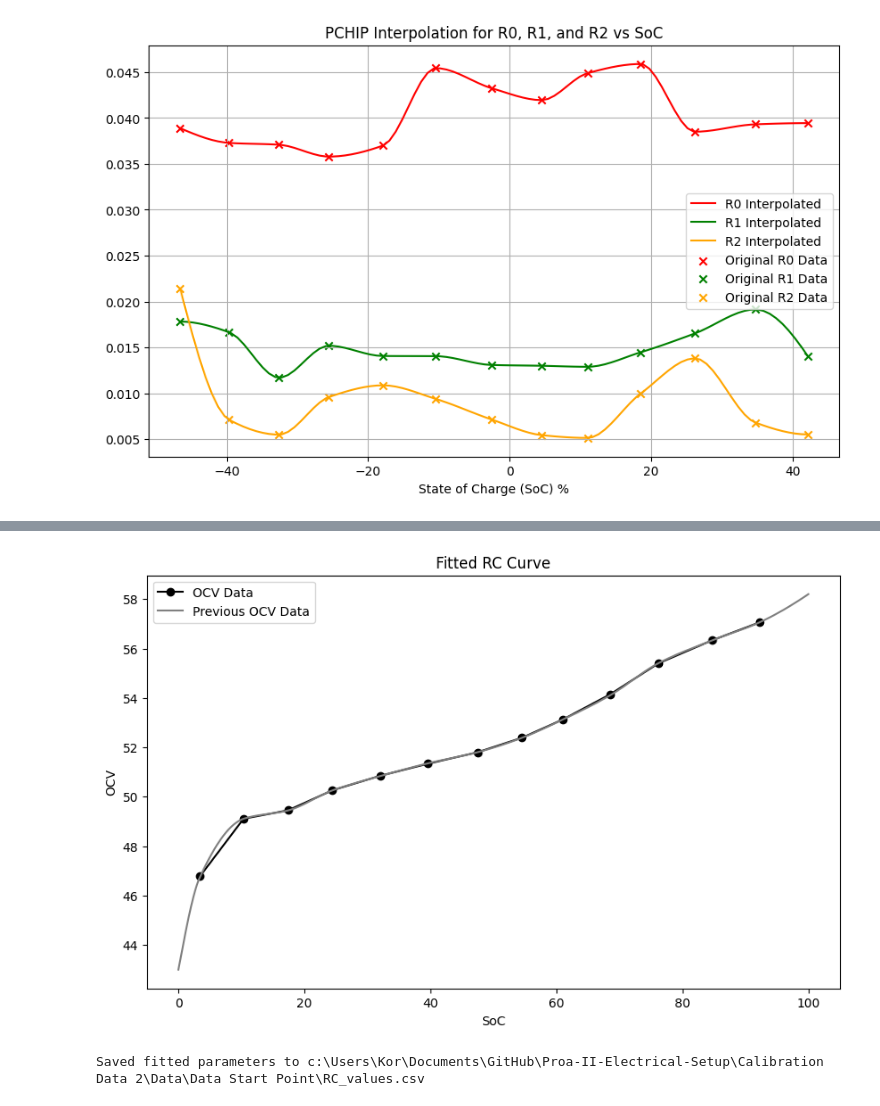
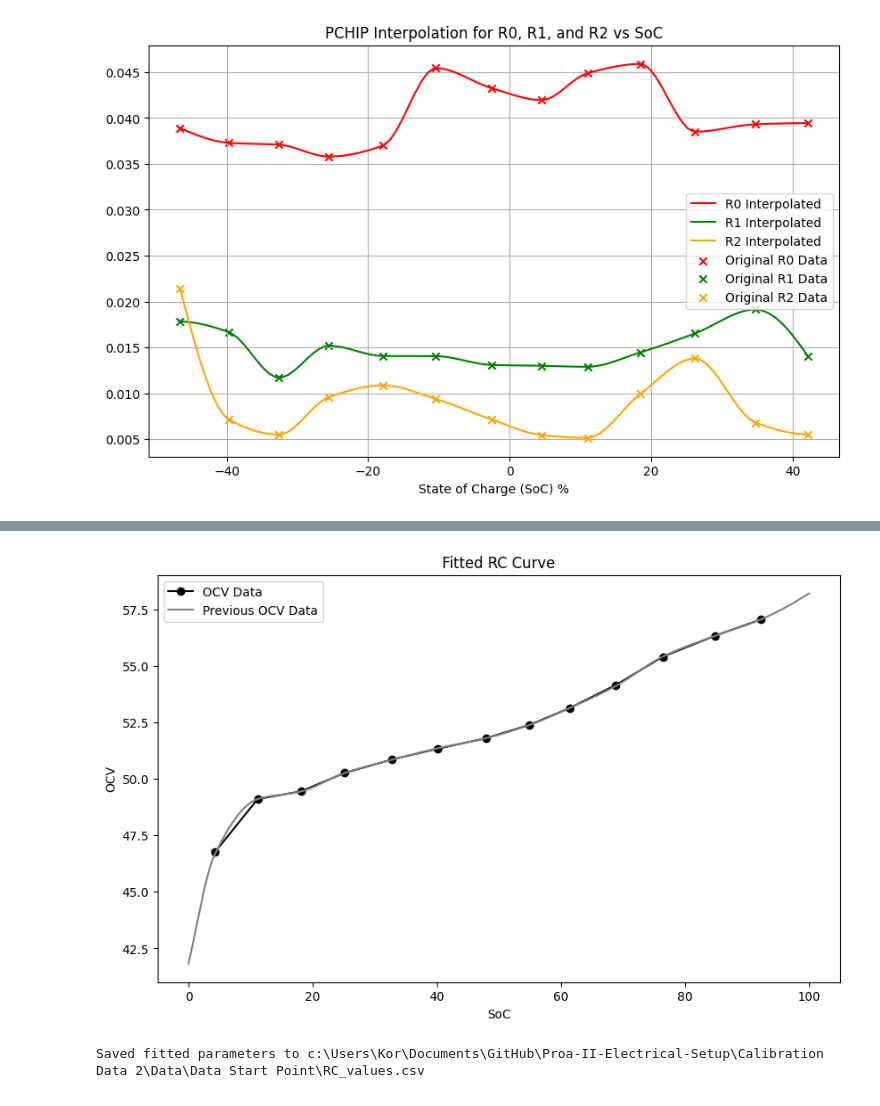
Before and after one commit to Inverated/Proa-II-Electrical-Setup, a Jupyter notebook: Calibration Data 2/Data/calibration_code/4.rc-curve-fit.ipynb, the cells around one changed output, grey strips where cells are left out. Saved outputs shown, nothing was run; the diff lists cells and outputs as text; code cells hidden in the pictures.

Commit message:
more data calibration on completed recording

```diff
--- a/Calibration Data 2/Data/calibration_code/4.rc-curve-fit.ipynb
+++ b/Calibration Data 2/Data/calibration_code/4.rc-curve-fit.ipynb
@@ -15,7 +15,7 @@ discharge_directory = Path.joinpath(current_directory, "Data Start Point")
 compiled_file_name = Path.joinpath(discharge_directory, "final_cleaned_compiled (with SoC).csv")
 points_of_interest_file_name = Path.joinpath(discharge_directory, "points_of_interest.json")
 RC_values_file_name = Path.joinpath(discharge_directory, "RC_values.csv")
-ocv_soc_dict_file_name = Path.joinpath(discharge_directory, "ocv_soc_dict.json")
+ocv_soc_dict_file_name = Path.joinpath(discharge_directory, "ocv_soc_dict.csv")
 # %%
 points_of_interest = json.load(open(points_of_interest_file_name, 'r'))
 # %%
@@ -567,4 +567,4 @@ c2_array = tau2_array / r2_array
 a1_array = a_chosen_model(soc_array, *a1_final_params)
 a2_array = a_chosen_model(soc_array, *a2_final_params)
 # %%
-previous_ocv = json.load(open(ocv_soc_dict_file_name))
+previous_ocv = pd.read_csv(ocv_soc_dict_file_name)
@@ -589,15 +571,15 @@ plt.show()
 # %%
 plt.figure(figsize=(10, 6))
 plt.plot(fitted_params_list["SoC"], fitted_params_list["OCV"], label='OCV Data', color='black', marker='o')
-plt.plot(np.array(list(previous_ocv.keys()), dtype=float), previous_ocv.values(), label='Previous OCV Data', color='gray')
+plt.plot(previous_ocv["SoC"], previous_ocv["OCV"], label='Previous OCV Data', color='gray')
 plt.plot()
 plt.xlabel('SoC')
 plt.ylabel('OCV')
 plt.title('Fitted RC Curve')
 plt.legend()
 plt.show()
 # %% [output]
-[figure, old version]
+[figure, new version]
 # %%
 # Save to CSV
 output_df = pd.DataFrame({
```
Also changed, not shown: parts of 13 cells of this notebook, 10 other files.
